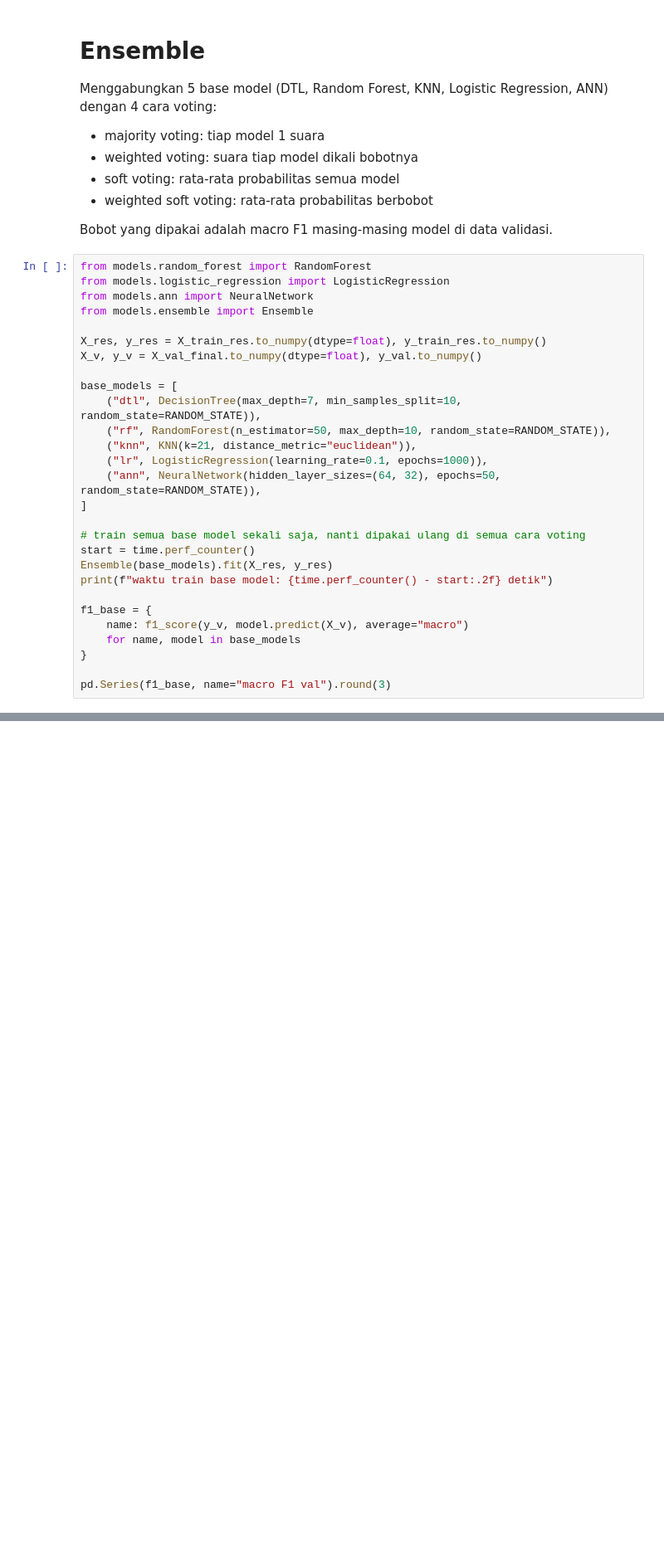
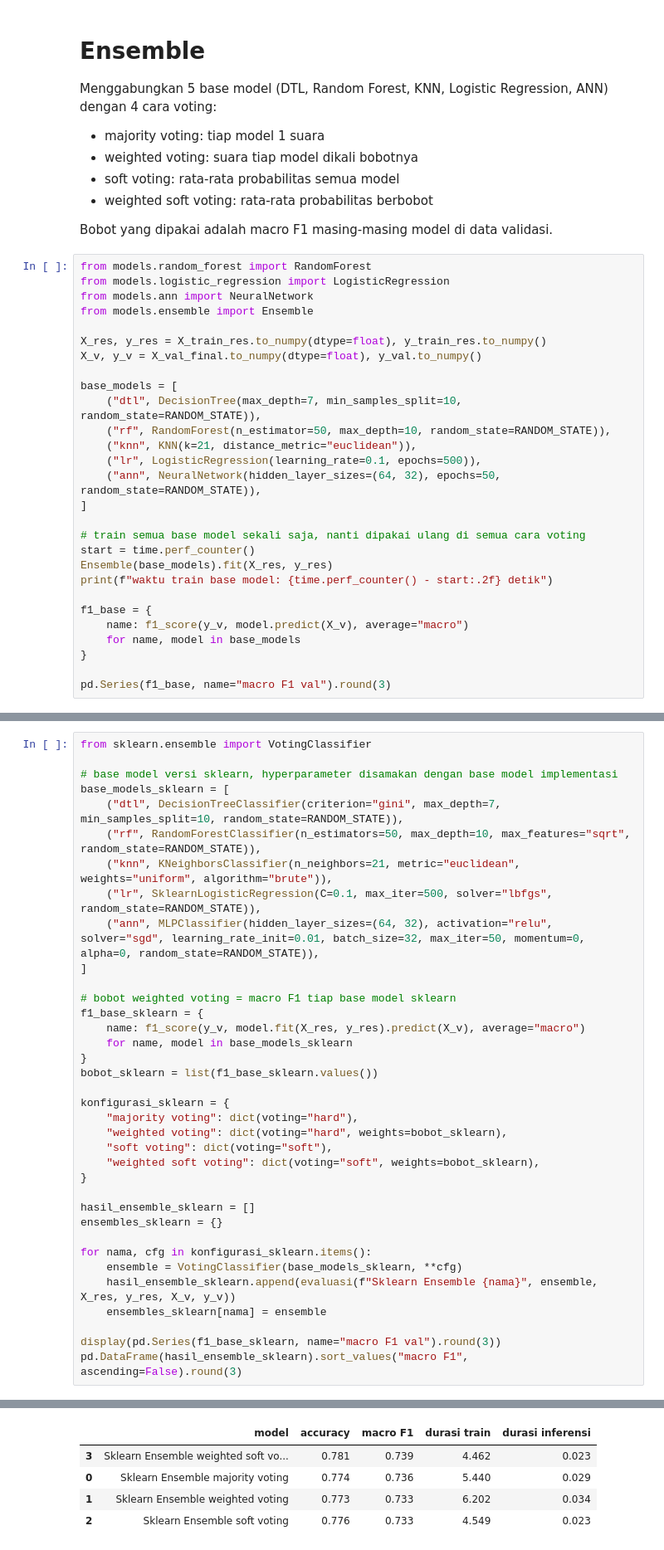
Before and after one commit to RuhullahReza/Project-2-Advanced-AI, a Jupyter notebook: src/model.ipynb, the cells around one changed output, grey strips where cells are left out. Shown at 83% size. Saved outputs shown, nothing was run; the diff lists cells and outputs as text; blank space fills up the shorter version.

```diff
--- a/src/model.ipynb
+++ b/src/model.ipynb
@@ -1180,7 +1172,7 @@ base_models = [
     ("dtl", DecisionTree(max_depth=7, min_samples_split=10, random_state=RANDOM_STATE)),
     ("rf", RandomForest(n_estimator=50, max_depth=10, random_state=RANDOM_STATE)),
     ("knn", KNN(k=21, distance_metric="euclidean")),
-    ("lr", LogisticRegression(learning_rate=0.1, epochs=1000)),
+    ("lr", LogisticRegression(learning_rate=0.1, epochs=500)),
     ("ann", NeuralNetwork(hidden_layer_sizes=(64, 32), epochs=50, random_state=RANDOM_STATE)),
 ]
 
@@ -1250,0 +1267,37 @@ display(matriks_ensemble)
+# %%
+from sklearn.ensemble import VotingClassifier
+
+# base model versi sklearn, hyperparameter disamakan dengan base model implementasi
+base_models_sklearn = [
+    ("dtl", DecisionTreeClassifier(criterion="gini", max_depth=7, min_samples_split=10, random_state=RANDOM_STATE)),
+    ("rf", RandomForestClassifier(n_estimators=50, max_depth=10, max_features="sqrt", random_state=RANDOM_STATE)),
+    ("knn", KNeighborsClassifier(n_neighbors=21, metric="euclidean", weights="uniform", algorithm="brute")),
+    ("lr", SklearnLogisticRegression(C=0.1, max_iter=500, solver="lbfgs", random_state=RANDOM_STATE)),
+    ("ann", MLPClassifier(hidden_layer_sizes=(64, 32), activation="relu", solver="sgd", learning_rate_init=0.01, batch_size=32, max_iter=50, momentum=0, alpha=0, random_state=RANDOM_STATE)),
+]
+
+# bobot weighted voting = macro F1 tiap base model sklearn
+f1_base_sklearn = {
+    name: f1_score(y_v, model.fit(X_res, y_res).predict(X_v), average="macro")
+    for name, model in base_models_sklearn
+}
+bobot_sklearn = list(f1_base_sklearn.values())
+
+konfigurasi_sklearn = {
+    "majority voting": dict(voting="hard"),
+    "weighted voting": dict(voting="hard", weights=bobot_sklearn),
+    "soft voting": dict(voting="soft"),
+    "weighted soft voting": dict(voting="soft", weights=bobot_sklearn),
+}
+
+hasil_ensemble_sklearn = []
+ensembles_sklearn = {}
+
+for nama, cfg in konfigurasi_sklearn.items():
+    ensemble = VotingClassifier(base_models_sklearn, **cfg)
+    hasil_ensemble_sklearn.append(evaluasi(f"Sklearn Ensemble {nama}", ensemble, X_res, y_res, X_v, y_v))
+    ensembles_sklearn[nama] = ensemble
+
+display(pd.Series(f1_base_sklearn, name="macro F1 val").round(3))
+pd.DataFrame(hasil_ensemble_sklearn).sort_values("macro F1", ascending=False).round(3)
+# %% [output]
@@ -1250,0 +1310,5 @@ display(matriks_ensemble)
+|  | model | accuracy | macro F1 | durasi train | durasi inferensi |
+| 3 | Sklearn Ensemble weighted soft vo... | 0.781 | 0.739 | 4.462 | 0.023 |
+| 0 | Sklearn Ensemble majority voting | 0.774 | 0.736 | 5.440 | 0.029 |
+| 1 | Sklearn Ensemble weighted voting | 0.773 | 0.733 | 6.202 | 0.034 |
+| 2 | Sklearn Ensemble soft voting | 0.776 | 0.733 | 4.549 | 0.023 |
```
Also changed, not shown: parts of 27 cells of this notebook, 1 other file.
